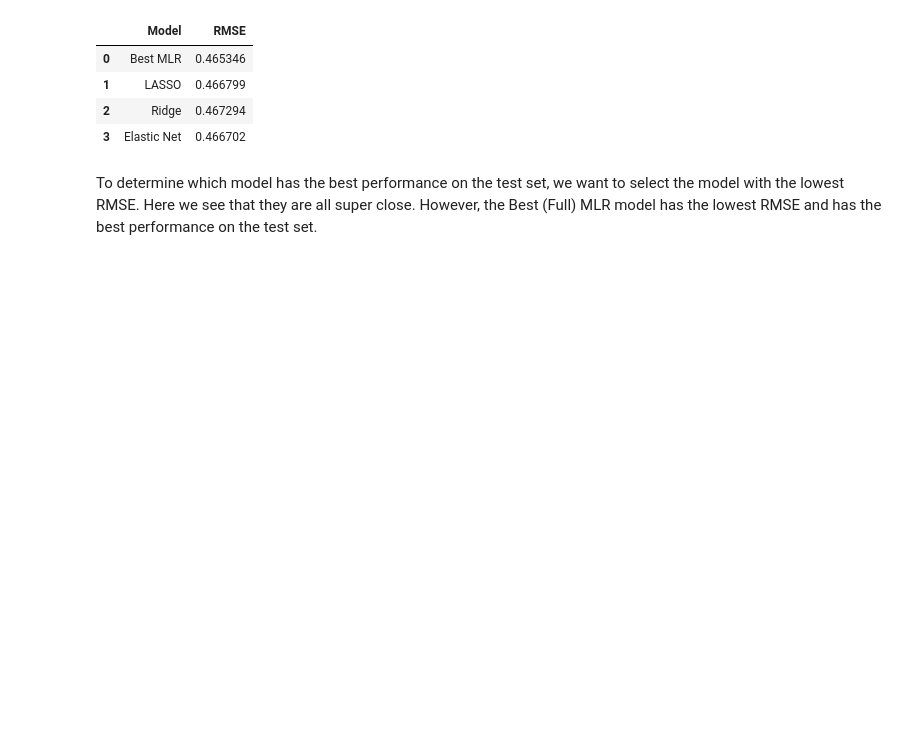
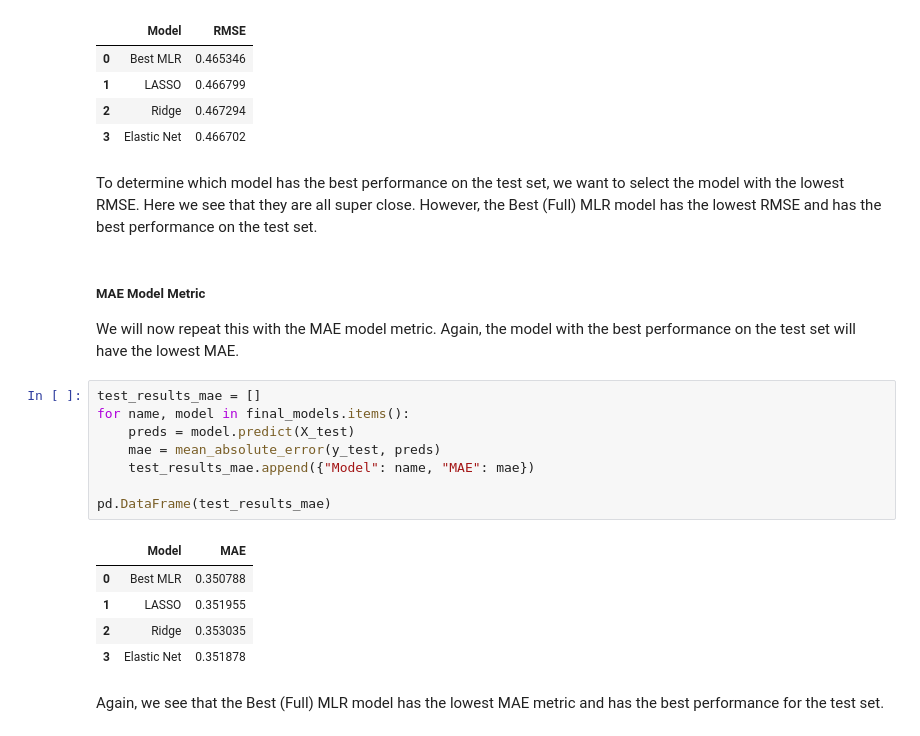
Before and after one commit to Ambaright/ST-554-Homework-7, a Jupyter notebook: Baright_ST554_Homework_7.ipynb, the cells around one changed output. Saved outputs shown, nothing was run; the diff lists cells and outputs as text; blank space fills up the shorter version.

Commit message:
MAE model metric test

```diff
--- a/Baright_ST554_Homework_7.ipynb
+++ b/Baright_ST554_Homework_7.ipynb
@@ -392,3 +392,23 @@ pd.DataFrame(test_results_rmse)
 | 3 | Elastic Net | 0.466702 |
 # %% [markdown]
 To determine which model has the best performance on the test set, we want to select the model with the lowest RMSE. Here we see that they are all super close. However, the Best (Full) MLR model has the lowest RMSE and has the best performance on the test set.
+# %% [markdown]
+##### MAE Model Metric
+
+We will now repeat this with the MAE model metric. Again, the model with the best performance on the test set will have the lowest MAE.
+# %%
+test_results_mae = []
+for name, model in final_models.items():
+    preds = model.predict(X_test)
+    mae = mean_absolute_error(y_test, preds)
+    test_results_mae.append({"Model": name, "MAE": mae})
+
+pd.DataFrame(test_results_mae)
+# %% [output]
+|  | Model | MAE |
+| 0 | Best MLR | 0.350788 |
+| 1 | LASSO | 0.351955 |
+| 2 | Ridge | 0.353035 |
+| 3 | Elastic Net | 0.351878 |
+# %% [markdown]
+Again, we see that the Best (Full) MLR model has the lowest MAE metric and has the best performance for the test set.
```
